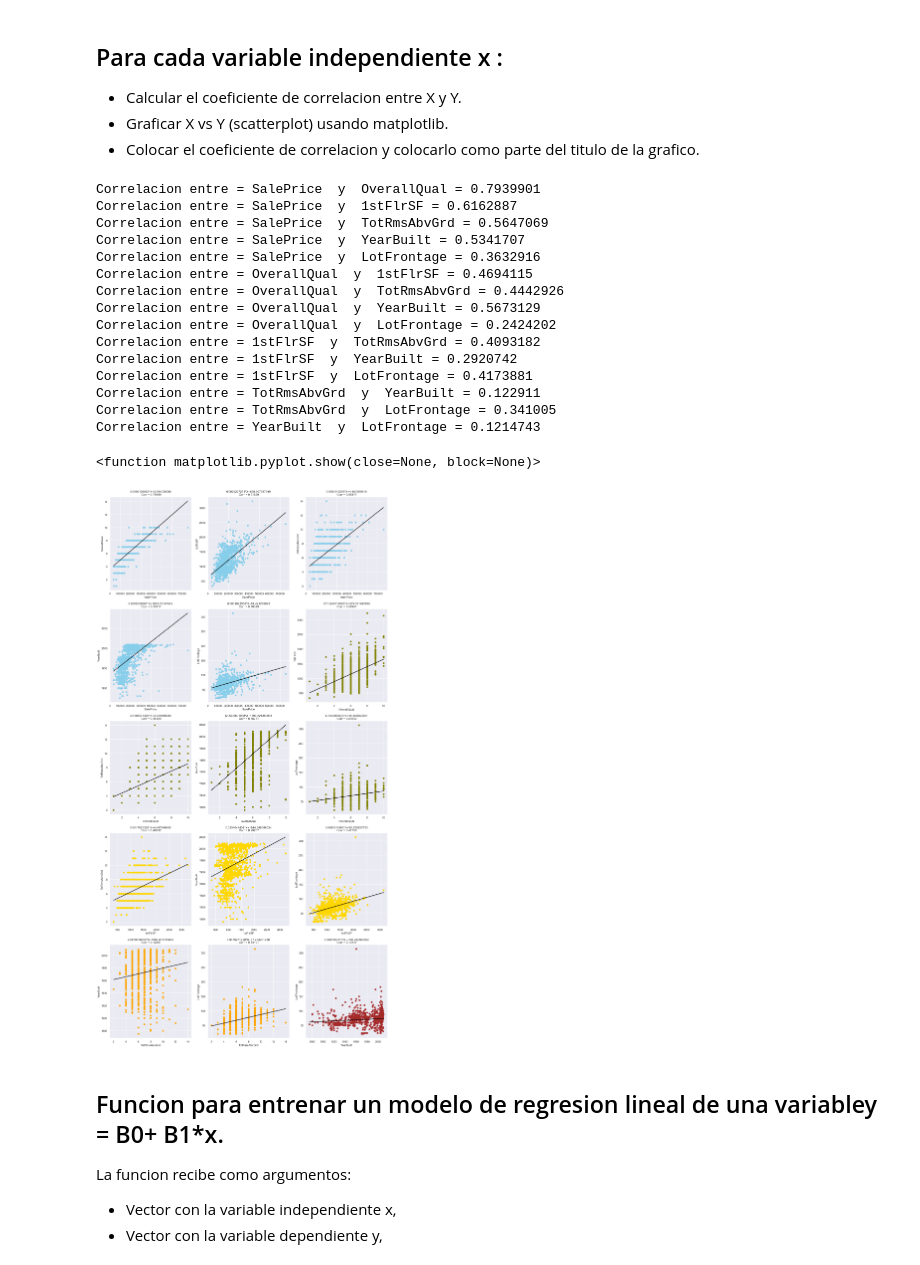
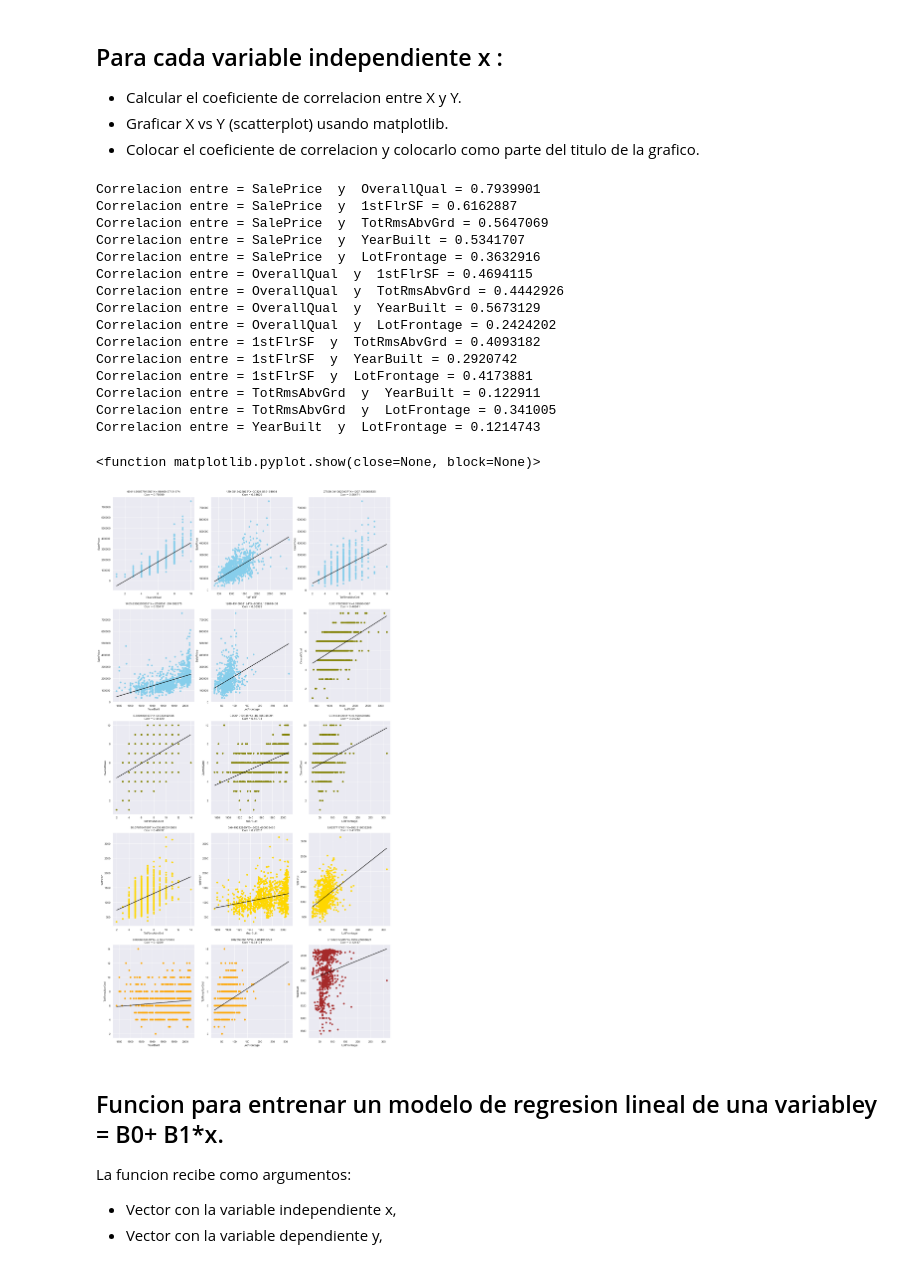
Before and after one commit to RainieroPV/Ciencia-de-Datos-en-Python, a Jupyter notebook: Proyecto_Final.ipynb, the cells around one changed output. Drawn from its saved outputs; the diff is of its cells as text; code cells hidden in the pictures.

```diff
--- a/Proyecto_Final.ipynb
+++ b/Proyecto_Final.ipynb
@@ -95,37 +95,37 @@ plt.figure(figsize=(20,40)) # Tamanio de la grafica
 for pos1, axis1 in enumerate(nombres):   # tomar la primera columna
     for pos2, axis2 in  enumerate(nombres[pos1+1:]): # tomar la columna que sigue al punto anterior
         plt.subplot(5,3,i)
-        df = Modelo[[axis1,axis2]].dropna()  # Quitar los nan
+        df = Modelo[[axis2,axis1]].dropna()  # Quitar los nan
         plt.scatter(df.iloc[:,0], df.iloc[:,1], color=colors[pos1]) #scatter plot
         a, b = np.polyfit(df.iloc[:,0], df.iloc[:,1], 1) #determinar los parametros de regresion lineal
         x = df.iloc[:,0]
         plt.plot(x, a*x + b, color = "black") #Regresion Lineal con scatter-plot
         correlacion = pearsonr(x = df.iloc[:,0], y =  df.iloc[:,1])
-        plt.xlabel(axis1) # en X
-        plt.ylabel(axis2) # en Y
+        plt.xlabel(axis2) # en X
+        plt.ylabel(axis1) # en Y
         title = str('{0:.10f}'.format(a))+"*X+"+str(round(b, 9))+"\n Corr = "+str(round(correlacion[0], 5))
         plt.title(title)
         print("Correlacion entre =",axis1, " y ",axis2,"=",round(correlacion[0], 7))
         i = i + 1
 plt.show
 # %% [output]
 Correlacion entre = SalePrice  y  OverallQual = 0.7939901
 Correlacion entre = SalePrice  y  1stFlrSF = 0.6162887
 Correlacion entre = SalePrice  y  TotRmsAbvGrd = 0.5647069
 Correlacion entre = SalePrice  y  YearBuilt = 0.5341707
 Correlacion entre = SalePrice  y  LotFrontage = 0.3632916
 Correlacion entre = OverallQual  y  1stFlrSF = 0.4694115
 Correlacion entre = OverallQual  y  TotRmsAbvGrd = 0.4442926
 Correlacion entre = OverallQual  y  YearBuilt = 0.5673129
 Correlacion entre = OverallQual  y  LotFrontage = 0.2424202
 Correlacion entre = 1stFlrSF  y  TotRmsAbvGrd = 0.4093182
 Correlacion entre = 1stFlrSF  y  YearBuilt = 0.2920742
 Correlacion entre = 1stFlrSF  y  LotFrontage = 0.4173881
 Correlacion entre = TotRmsAbvGrd  y  YearBuilt = 0.122911
 Correlacion entre = TotRmsAbvGrd  y  LotFrontage = 0.341005
 Correlacion entre = YearBuilt  y  LotFrontage = 0.1214743
 <function matplotlib.pyplot.show(close=None, block=None)>
-[figure, old version]
+[figure, new version]
 # %% [markdown]
 ## Funcion para entrenar un modelo de regresion lineal de una variabley = B0+ B1*x.
 La funcion recibe como argumentos:
```
Also changed, not shown: parts of 5 cells of this notebook.
